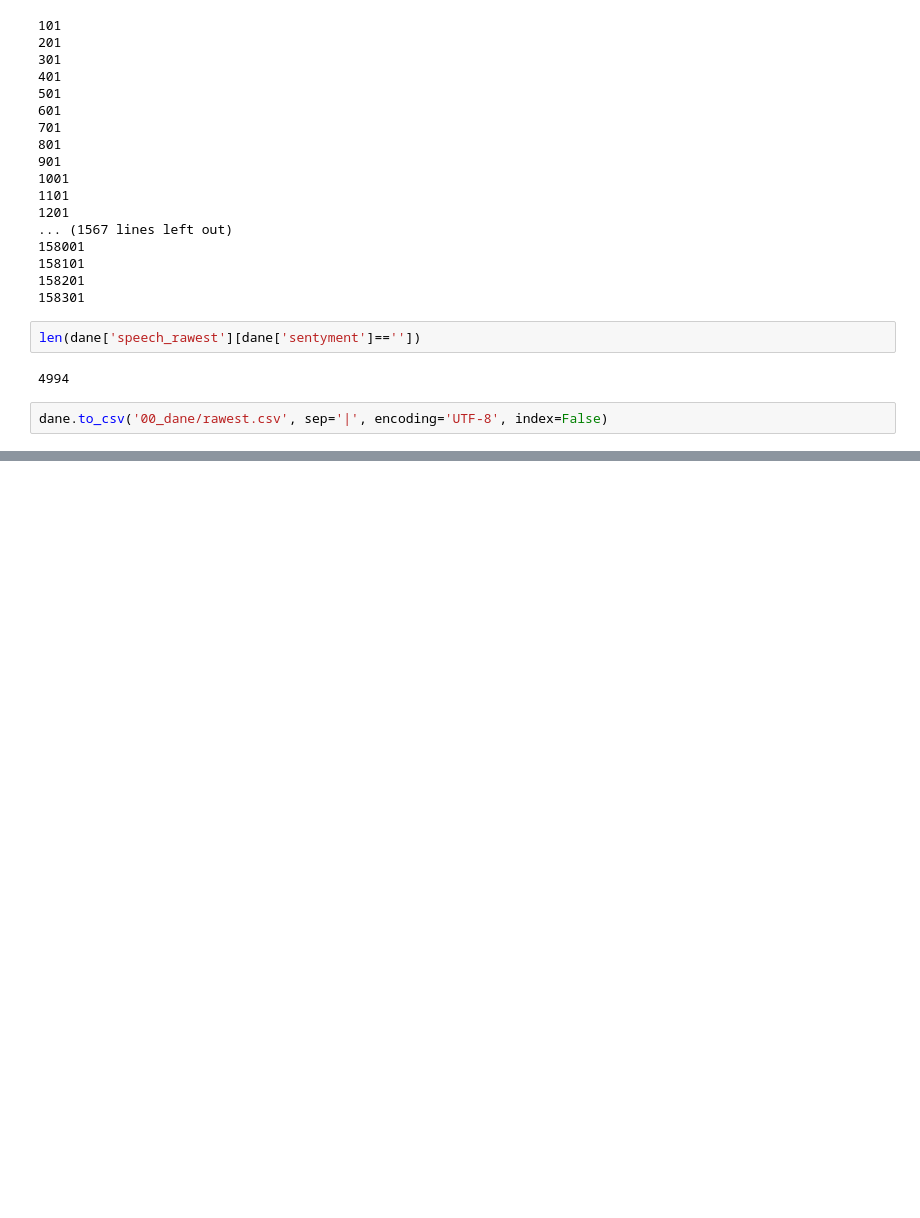
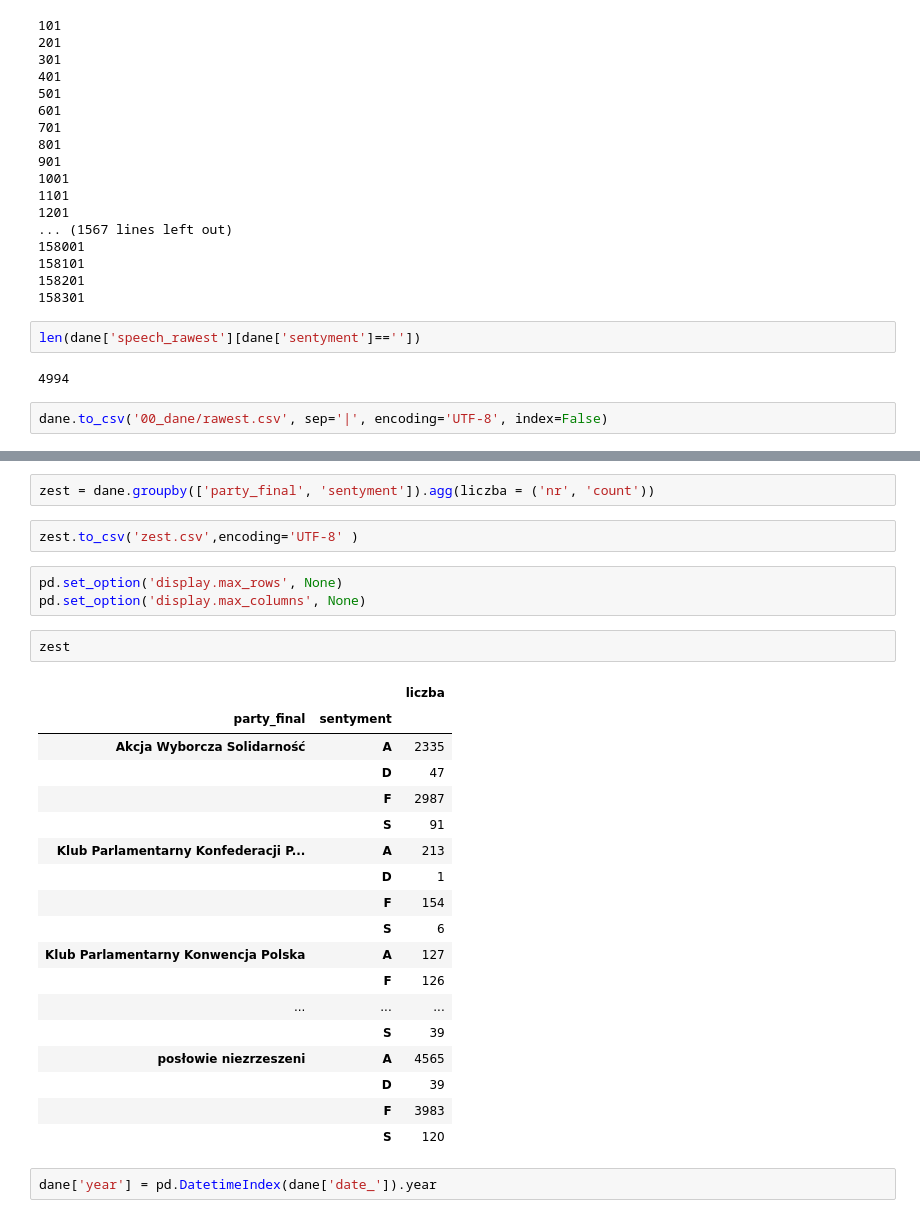
Before and after one commit to magda-lena-b/praca, a Jupyter notebook: 14_analiza_embeddingów.ipynb, the cells around one changed output, grey strips where cells are left out. Cells and saved outputs as stored; diff of their text form; blank space fills up the shorter version.

```diff
--- a/14_analiza_embeddingów.ipynb
+++ b/14_analiza_embeddingów.ipynb
@@ -403,0 +380,30 @@ plt.cla?
+# %%
+zest = dane.groupby(['party_final', 'sentyment']).agg(liczba = ('nr', 'count'))
+# %%
+zest.to_csv('zest.csv',encoding='UTF-8' )
+# %%
+pd.set_option('display.max_rows', None)
+pd.set_option('display.max_columns', None)
+# %%
+zest
+# %% [output]
+|  |  | liczba |
+| party_final | sentyment |  |
+| Akcja Wyborcza Solidarność | A | 2335 |
+|  | D | 47 |
+|  | F | 2987 |
+|  | S | 91 |
+| Klub Parlamentarny Konfederacji P... | A | 213 |
+|  | D | 1 |
+|  | F | 154 |
+|  | S | 6 |
+| Klub Parlamentarny Konwencja Polska | A | 127 |
+|  | F | 126 |
+| ... | ... | ... |
+|  | S | 39 |
+| posłowie niezrzeszeni | A | 4565 |
+|  | D | 39 |
+|  | F | 3983 |
+|  | S | 120 |
+# %%
+dane['year'] = pd.DatetimeIndex(dane['date_']).year
```
Also changed, not shown: parts of 20 cells of this notebook.
